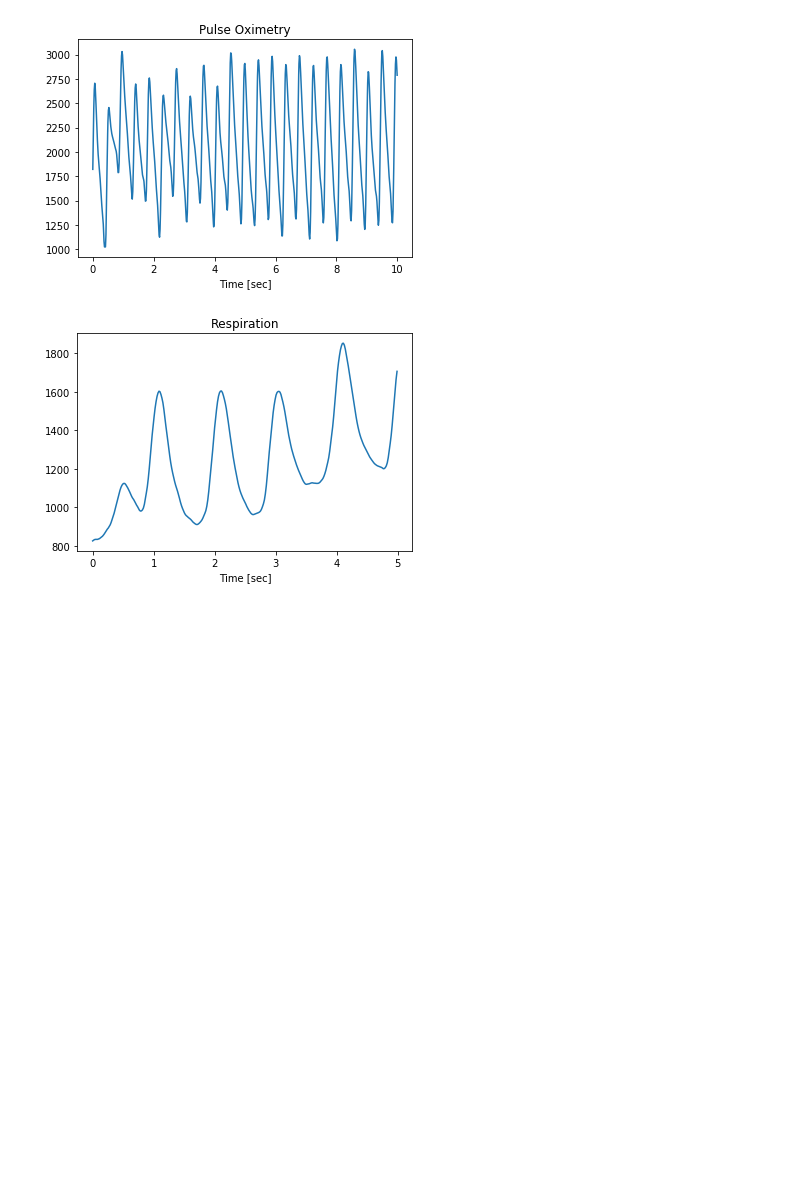
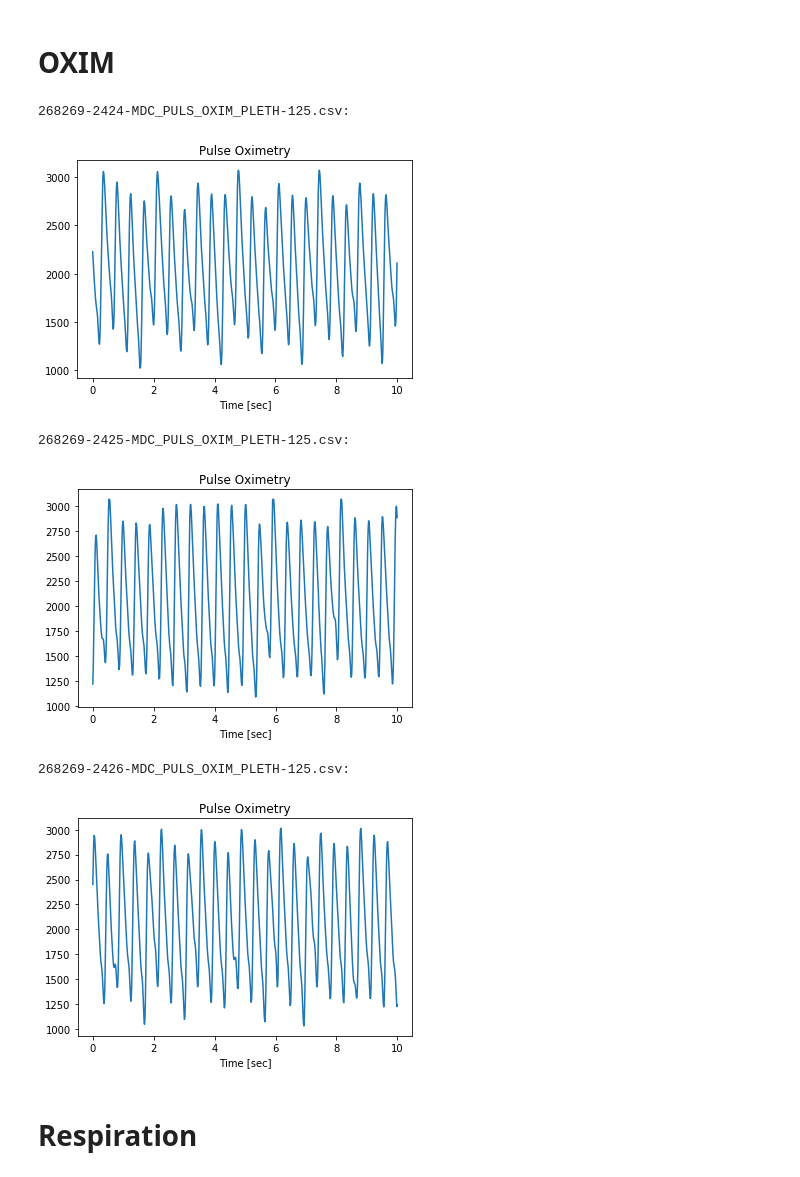
Before and after one commit to aliabufoul/SLDS, a Jupyter notebook: Untitled.ipynb, the cells around one changed output. Drawn from its saved outputs; the diff is of its cells as text; code cells hidden in the pictures; blank space fills up the shorter version.

```diff
--- a/Untitled.ipynb
+++ b/Untitled.ipynb
@@ -40,38 +77,47 @@ with open('sample/268269-2431-MDC_PRESS_BLD_ART_ABP-125.csv', 'r') as f:
+# %% [markdown]
+# OXIM
 # %%
-import csv
-import matplotlib.pyplot as plt
-import numpy as np
 t = np.arange(0, 10, 0.008)
 size = len(t)
 #print(size)
 oxim = []
-with open('sample/268269-2431-MDC_PULS_OXIM_PLETH-125.csv', 'r') as f:
-    reader = csv.reader(f)
-    for row in reader:
-        oxim.append(float(row[1]))
-    #print(oxim[:size])
-    plt.plot(t,oxim[:size])
-    plt.title('Pulse Oximetry')
-    plt.xlabel('Time [sec]')
-    plt.show()
+for filename in os.listdir('samples'):
+    if "MDC_PULS_OXIM_PLETH-125" in filename:
+        print(filename+':')
+        with open('samples/'+filename, 'r') as f:
+            reader = csv.reader(f)
+            for row in reader:
+                oxim.append(float(row[1]))
+            #print(oxim[:size])
+            plt.plot(t,oxim[:size])
+            plt.title('Pulse Oximetry')
+            plt.xlabel('Time [sec]')
+            plt.show()
+            oxim = []
 # %% [output]
+268269-2424-MDC_PULS_OXIM_PLETH-125.csv:
-[figure, old version]
+[figure, new version]
+268269-2425-MDC_PULS_OXIM_PLETH-125.csv:
+[figure, added]
+268269-2426-MDC_PULS_OXIM_PLETH-125.csv:
+[figure, added]
+# %% [markdown]
+# Respiration
 # %%
-import csv
-import matplotlib.pyplot as plt
-import numpy as np
 t = np.arange(0, 5, 0.016)
 size = len(t)
 #print(size)
 resp = []
-with open('sample/268269-2431-MDC_RESP-62.5.csv', 'r') as f:
-    reader = csv.reader(f)
-    for row in reader:
-        resp.append(float(row[1]))
-    #print(resp[:size])
-    plt.plot(t,resp[:size])
-    plt.title('Respiration')
-    plt.xlabel('Time [sec]')
-    plt.show()
+for filename in os.listdir('samples'):
+    if "MDC_RESP-62.5" in filename:
+        print(filename+':')
+        with open('samples/'+filename, 'r') as f:
+            reader = csv.reader(f)
+            for row in reader:
+                resp.append(float(row[1]))
+            #print(resp[:size])
+            plt.plot(t,resp[:size])
+            plt.title('Respiration')
+            plt.xlabel('Time [sec]')
+            plt.show()
+            resp = []
-# %% [output]
-[figure, removed]
```
Also changed, not shown: parts of 5 cells of this notebook, 42 other files.
